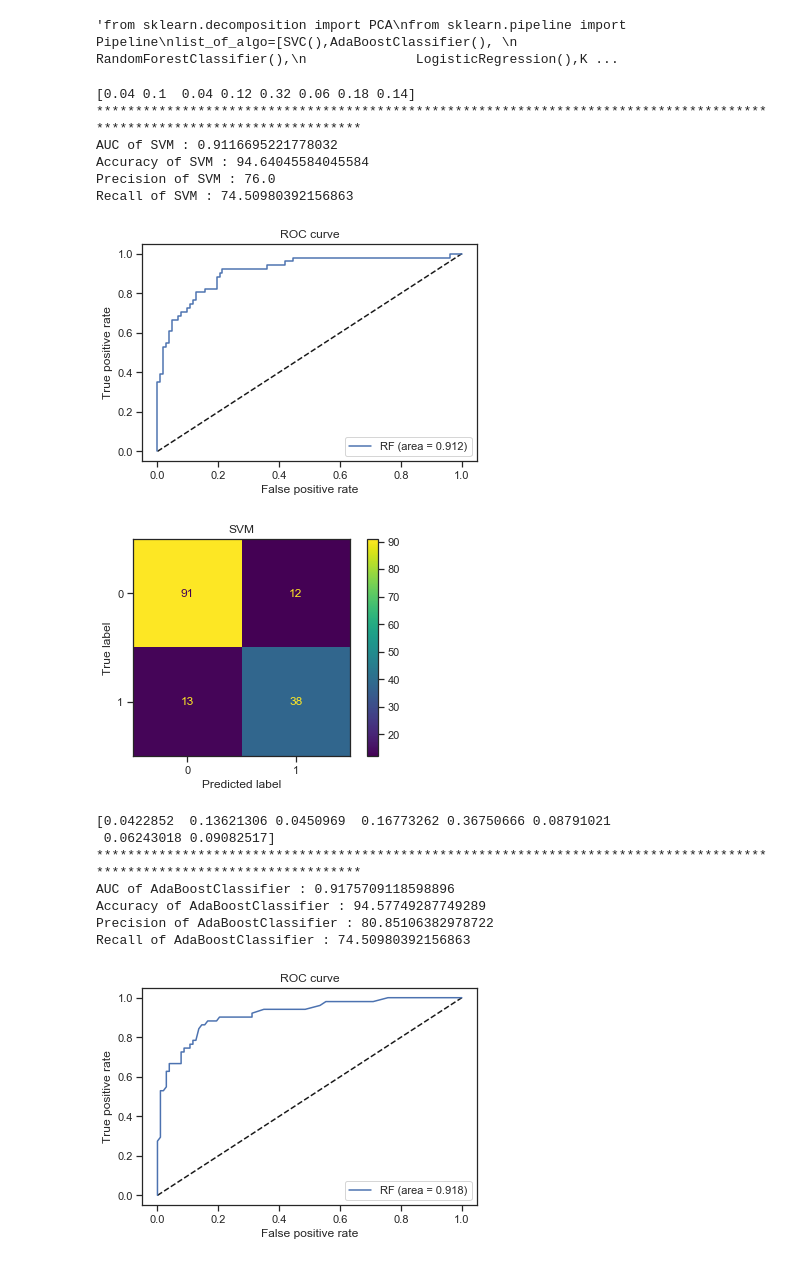
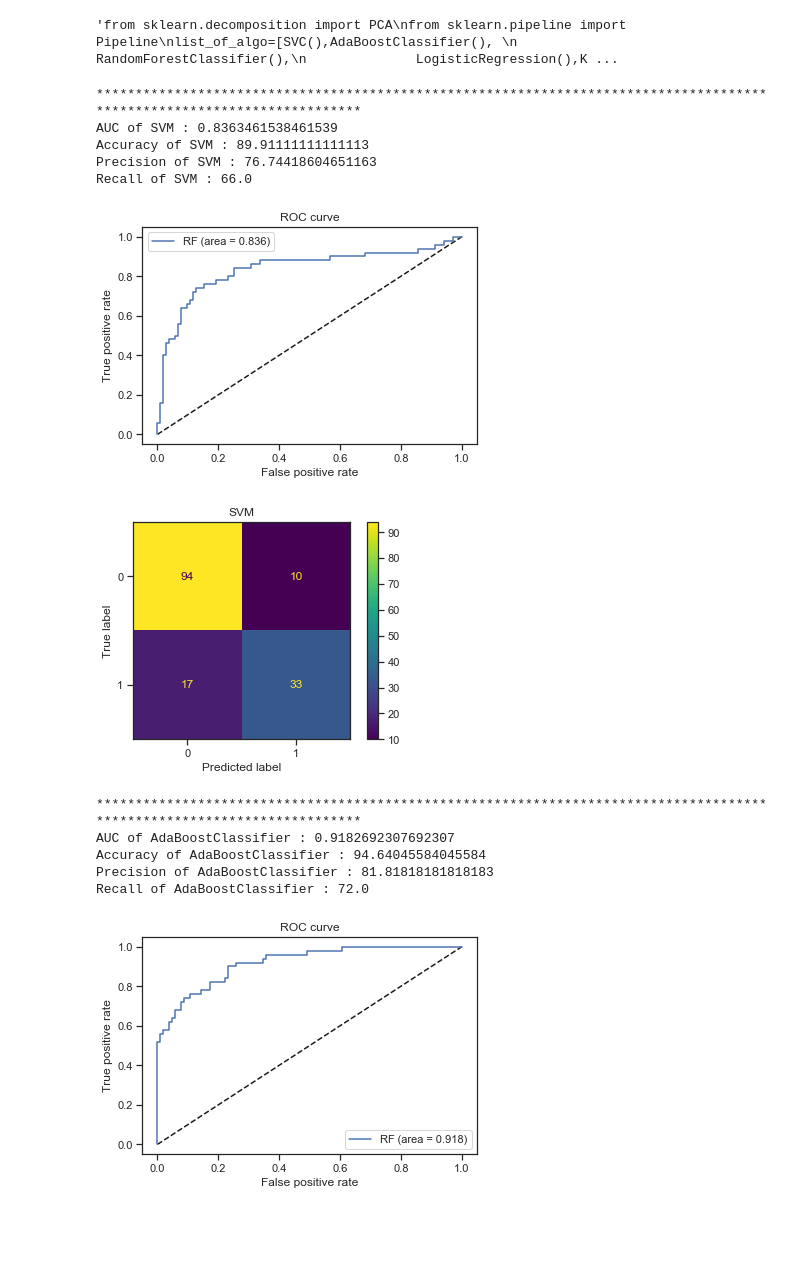
Before and after one commit to mayurraj876/Diabetes-Prediction, a Jupyter notebook: PROJECT.ipynb, the cells around one changed output. Cells and saved outputs as stored; diff of their text form; code cells hidden in the pictures; blank space fills up the shorter version.

```diff
--- a/PROJECT.ipynb
+++ b/PROJECT.ipynb
@@ -210,44 +213,40 @@ for i,algorithm in enumerate(list_of_algo):
 # %% [output]
 'from sklearn.decomposition import PCA\nfrom sklearn.pipeline import Pipeline\nlist_of_algo=[SVC(),AdaBoostClassifier(), \n              RandomForestClassifier(),\n              LogisticRegression(),K ...
 # %%
-list_of_algo=[AdaBoostClassifier(), RandomForestClassifier(),
-              XGBClassifier(),GaussianNB()]
+list_of_algo=[SVC(probability=True),AdaBoostClassifier(), RandomForestClassifier(),
+              LogisticRegression(),KNeighborsClassifier(),XGBClassifier(),GaussianNB()]
 
 name_of_algo=["SVM","AdaBoostClassifier", "RandomForestClassifier",
               "LogisticRegression","KNeighborsClassifier","XGBClassifier","GaussianNB"]
 
 for i,algorithm in enumerate(list_of_algo):
     model=algorithm
     model.fit(X_train,y_train)
     y_pred=model.predict(X_test)
     model_score=cross_val_score(model,X,y,cv=10,scoring="roc_auc")
-    print(model.feature_importances_)
     y_pred_prob = model.predict_proba(X_test)[:, 1]
     fpr, tpr, thresholds = roc_curve(y_test, y_pred_prob)
     auc_model = auc(fpr, tpr)
     print("*"*120)
     print('AUC of {} : {} '.format(name_of_algo[i],(auc_model)))
     print('Accuracy of {} : {} '.format(name_of_algo[i],(model_score.mean()*100)))
     print('Precision of {} : {} '.format(name_of_algo[i],(precision_score(y_test,y_pred)*100)))
     print('Recall of {} : {} '.format(name_of_algo[i],(recall_score(y_test,y_pred)*100)))
     plot_auc(fpr,tpr,auc_model)
     plot_confusion_matrix(model, X_test, y_test,values_format="d")
     plt.title(name_of_algo[i])
     plt.show()
 # %% [output]
-[0.04 0.1  0.04 0.12 0.32 0.06 0.18 0.14]
 ************************************************************************************************************************
-AUC of SVM : 0.9116695221778032
-Accuracy of SVM : 94.64045584045584
-Precision of SVM : 76.0
-Recall of SVM : 74.50980392156863
+AUC of SVM : 0.8363461538461539
+Accuracy of SVM : 89.91111111111113
+Precision of SVM : 76.74418604651163
+Recall of SVM : 66.0
-[figure, old version]
+[figure, new version]
-[figure, old version]
+[figure, new version]
-[0.0422852  0.13621306 0.0450969  0.16773262 0.36750666 0.08791021
- 0.06243018 0.09082517]
 ************************************************************************************************************************
-AUC of AdaBoostClassifier : 0.9175709118598896
-Accuracy of AdaBoostClassifier : 94.57749287749289
-Precision of AdaBoostClassifier : 80.85106382978722
-Recall of AdaBoostClassifier : 74.50980392156863
+AUC of AdaBoostClassifier : 0.9182692307692307
+Accuracy of AdaBoostClassifier : 94.64045584045584
+Precision of AdaBoostClassifier : 81.81818181818183
+Recall of AdaBoostClassifier : 72.0
-[figure, old version]
+[figure, new version]
```
Also changed, not shown: parts of 7 cells of this notebook, 3 other files.
